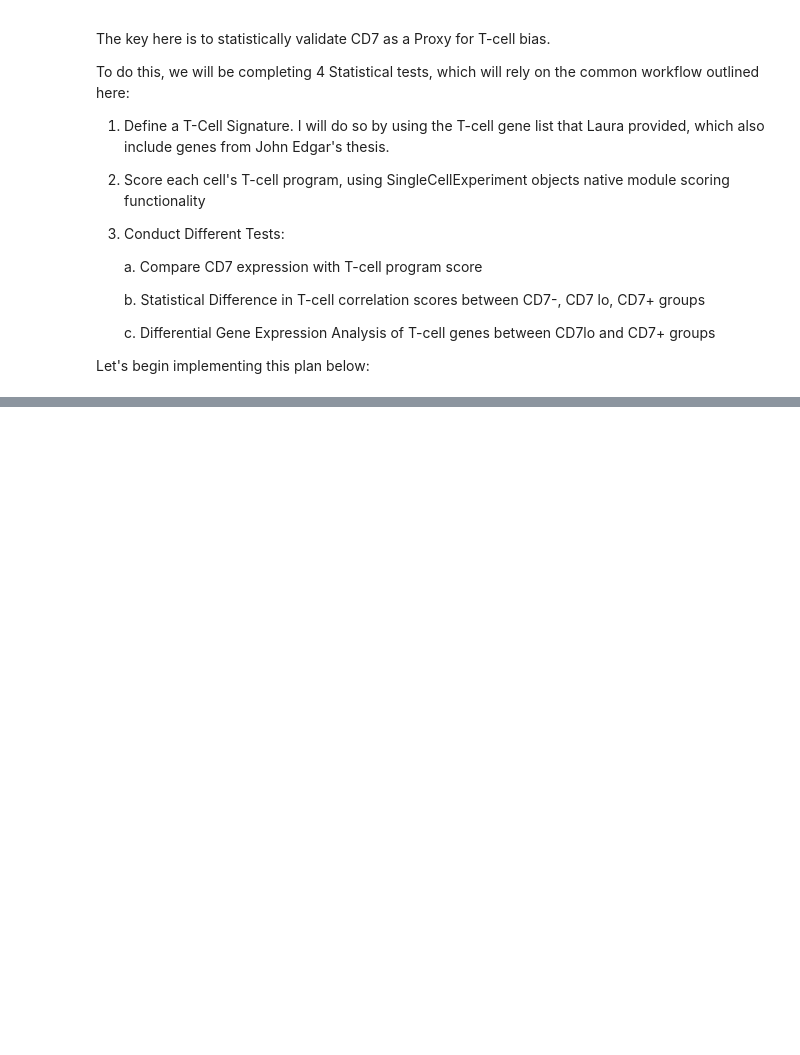
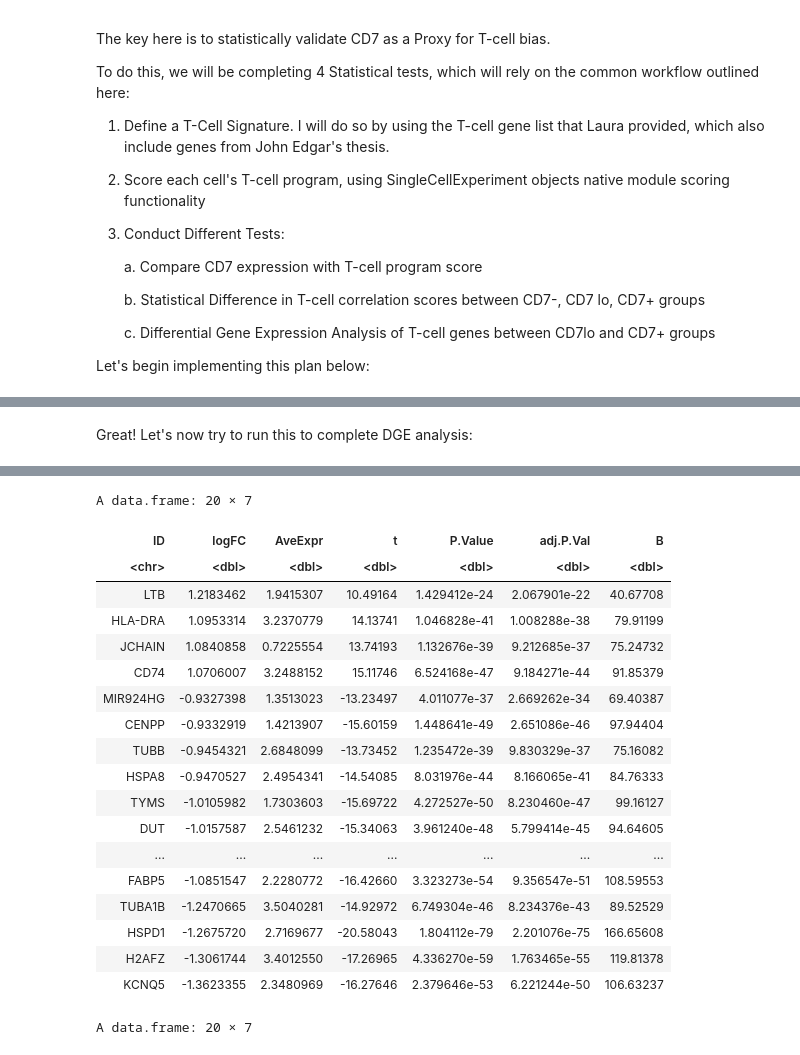
Before and after one commit to piyush-1903/ZandstraEaves_DirectedStudies, a Jupyter notebook: Aim1/d7-d13_RNASeq/Aim2_Analysis.ipynb, the cells around one changed output, grey strips where cells are left out. Saved outputs shown, nothing was run; the diff lists cells and outputs as text; code cells hidden in the pictures; blank space fills up the shorter version.

```diff
--- a/Aim1/d7-d13_RNASeq/Aim2_Analysis.ipynb
+++ b/Aim1/d7-d13_RNASeq/Aim2_Analysis.ipynb
@@ -1020,0 +1122,47 @@ print(spearman_result)
+# %%
+run_dge_dataframe <- function(expr_matrix, group_vector) {
+  stopifnot(length(group_vector) == ncol(expr_matrix))
+
+  # Load limma
+  library(limma)
+
+  # Create design matrix
+  group_factor <- factor(group_vector, levels = c("CD7_lo", "CD7_hi")) # CD7_lo is baseline
+  design <- model.matrix(~group_factor)
+
+  # Fit the model
+  fit <- lmFit(expr_matrix, design)
+  fit <- eBayes(fit)
+
+  # Extract top DE genes
+  top_genes <- topTable(fit, coef = 2, number = Inf, sort.by = "logFC")
+
+  # Extract top CD genes only (filter out false positives like CDK, etc.)
+  cd_genes <- top_genes[grep("^CD\\d+", top_genes$ID), ]
+
+  return(list(
+    top_genes = top_genes,
+    top_cd_genes = cd_genes
+  ))
+}
+# %% [markdown]
+Great! Let's now try to run this to complete DGE analysis:
+# %%
+# Filter only for CD7_lo and CD7_hi cells
+dge_cells <- which(colData(merge2_light)$CD7_geneStat %in% c("CD7_lo", "CD7_hi"))
+expr_mat <- logcounts(merge2_light)[, dge_cells]
+group_vec <- colData(merge2_light)$CD7_geneStat[dge_cells]
+
+# Run DGE
+dge_charlie <- run_dge_dataframe(
+  expr_matrix = expr_mat,
+  group_vector = group_vec
+)
+
+head(dge_charlie$top_genes, 20) %>%
+  filter(adj.P.Val < 0.05) %>%
+  arrange(desc(logFC)) # nolint
+head(dge_charlie$top_cd_genes, 20) %>%
+  filter(adj.P.Val < 0.05) %>%
+  arrange(desc(logFC)) # nolint
+# %% [output]
@@ -1020,0 +1171,20 @@ print(spearman_result)
+A data.frame: 20 × 7
+| ID | logFC | AveExpr | t | P.Value | adj.P.Val | B |
+| <chr> | <dbl> | <dbl> | <dbl> | <dbl> | <dbl> | <dbl> |
+| LTB | 1.2183462 | 1.9415307 | 10.49164 | 1.429412e-24 | 2.067901e-22 | 40.67708 |
+| HLA-DRA | 1.0953314 | 3.2370779 | 14.13741 | 1.046828e-41 | 1.008288e-38 | 79.91199 |
+| JCHAIN | 1.0840858 | 0.7225554 | 13.74193 | 1.132676e-39 | 9.212685e-37 | 75.24732 |
+| CD74 | 1.0706007 | 3.2488152 | 15.11746 | 6.524168e-47 | 9.184271e-44 | 91.85379 |
+| MIR924HG | -0.9327398 | 1.3513023 | -13.23497 | 4.011077e-37 | 2.669262e-34 | 69.40387 |
+| CENPP | -0.9332919 | 1.4213907 | -15.60159 | 1.448641e-49 | 2.651086e-46 | 97.94404 |
+| TUBB | -0.9454321 | 2.6848099 | -13.73452 | 1.235472e-39 | 9.830329e-37 | 75.16082 |
+| HSPA8 | -0.9470527 | 2.4954341 | -14.54085 | 8.031976e-44 | 8.166065e-41 | 84.76333 |
+| TYMS | -1.0105982 | 1.7303603 | -15.69722 | 4.272527e-50 | 8.230460e-47 | 99.16127 |
+| DUT | -1.0157587 | 2.5461232 | -15.34063 | 3.961240e-48 | 5.799414e-45 | 94.64605 |
+| ... | ... | ... | ... | ... | ... | ... |
+| FABP5 | -1.0851547 | 2.2280772 | -16.42660 | 3.323273e-54 | 9.356547e-51 | 108.59553 |
+| TUBA1B | -1.2470665 | 3.5040281 | -14.92972 | 6.749304e-46 | 8.234376e-43 | 89.52529 |
+| HSPD1 | -1.2675720 | 2.7169677 | -20.58043 | 1.804112e-79 | 2.201076e-75 | 166.65608 |
+| H2AFZ | -1.3061744 | 3.4012550 | -17.26965 | 4.336270e-59 | 1.763465e-55 | 119.81378 |
+| KCNQ5 | -1.3623355 | 2.3480969 | -16.27646 | 2.379646e-53 | 6.221244e-50 | 106.63237 |
+A data.frame: 20 × 7
```
Also changed, not shown: parts of 16 cells of this notebook.
